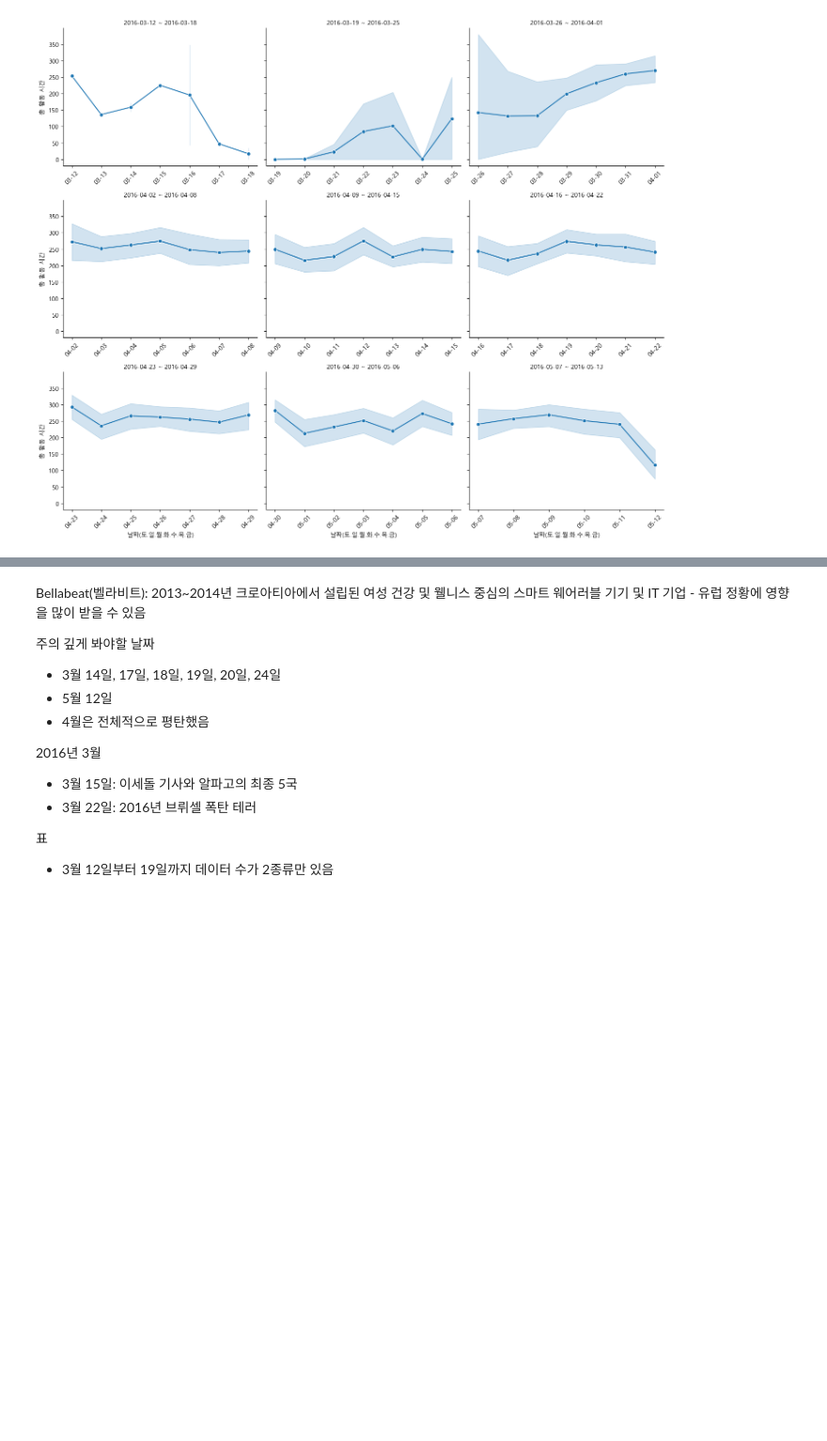
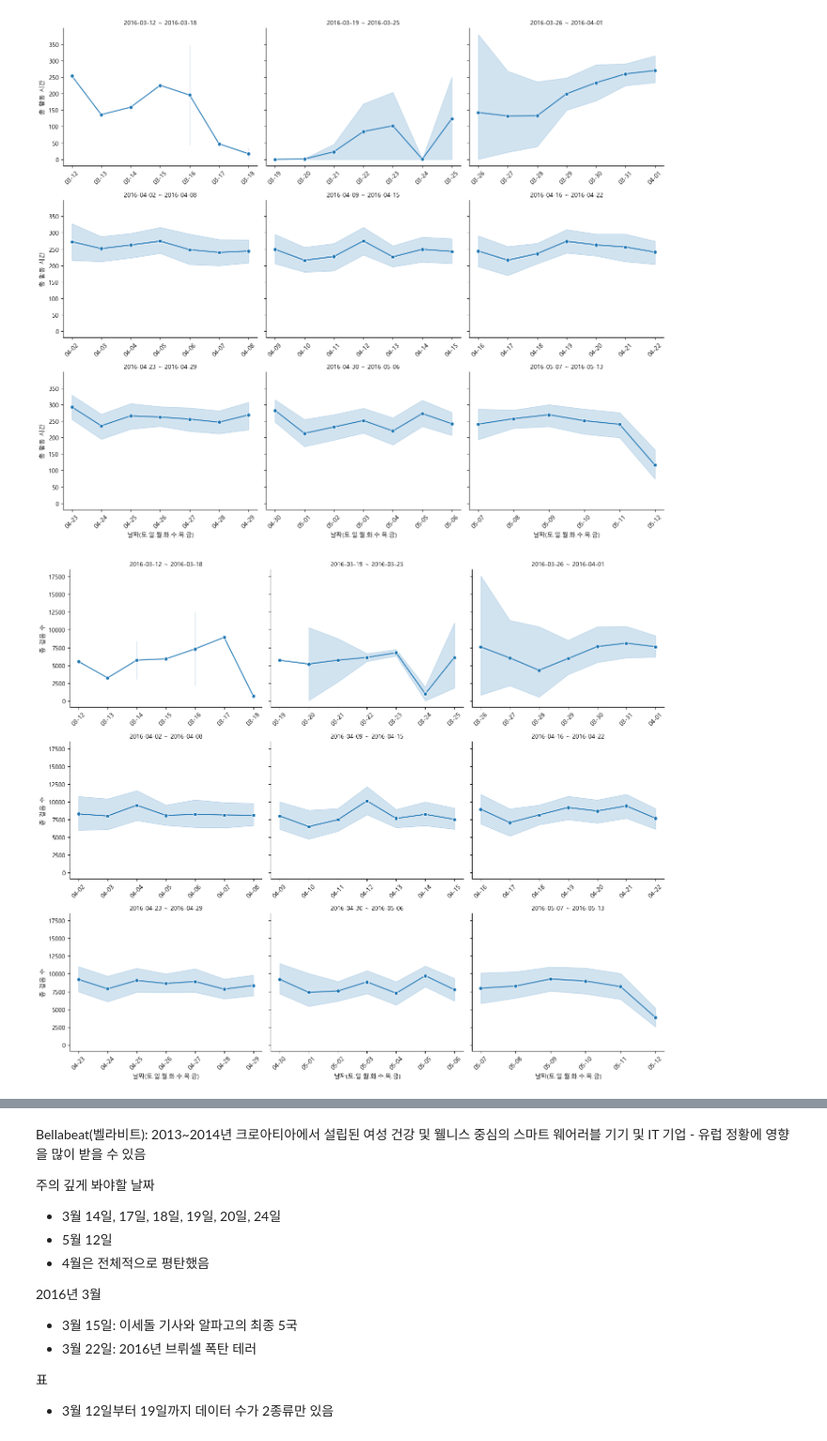
Before and after one commit to jeesy95-creator/sparta_15, a Jupyter notebook: notebooks/LeeCR.ipynb, the cells around one changed output, grey strips where cells are left out. Shown at 94% size. Saved outputs shown, nothing was run; the diff lists cells and outputs as text; code cells hidden in the pictures; blank space fills up the shorter version.

```diff
--- a/notebooks/LeeCR.ipynb
+++ b/notebooks/LeeCR.ipynb
@@ -481,3 +472,56 @@ plt.tight_layout()
 plt.show()
 # %% [output]
 [figure]
+# %%
+# 날짜 범위(Period) 생성 로직
+# 데이터의 가장 첫 날을 기준으로 7일씩 끊어서 범위를 만듭니다.
+import matplotlib.dates as mdates
+start_point = act['ActivityDate'].iloc[0] # 정렬이 되어 있으므로 첫 번째 행이 가장 빠른 날
+
+# 시작일로부터 몇 주 지났는지 계산 (벡터화 연산)
+act['WeekNum'] = (act['ActivityDate'] - start_point).dt.days // 7
+
+# 주차별 시작일, 종료일 계산
+week_starts = start_point + pd.to_timedelta(act['WeekNum'] * 7, unit='D')
+week_ends = week_starts + pd.to_timedelta(6, unit='D')
+
+# 'YYYY-MM-DD ~ YYYY-MM-DD' 형태의 문자열 생성
+act['DateRange'] = week_starts.dt.strftime('%Y-%m-%d') + ' ~ ' + week_ends.dt.strftime('%Y-%m-%d')
+
+# 그래프에 표시할 순서 추출 (이미 날짜순 정렬된 상태라 unique()만 해도 순서가 맞음)
+ordered_weeks = act['DateRange'].unique()
+
+# 3. 격자형(FacetGrid) 시각화 수정
+g = sns.relplot(
+    data=act,
+    x='ActivityDate',
+    y='TotalSteps',
+    col='DateRange',
+    col_order=ordered_weeks,
+    col_wrap=3,
+    kind='line',
+    marker='o',
+    height=4,
+    aspect=1.2,
+    facet_kws={'sharey': True, 'sharex': False}
+)
+
+# 4. 그래프 제목 및 라벨 다듬기
+for ax in g.axes.flat:
+    # X축 날짜를 '월-일' 형태로 표시 (예: 03-12)
+    ax.xaxis.set_major_formatter(mdates.DateFormatter('%m-%d'))
+
+    # 날짜가 너무 많으면 2일 간격으로 표시 (선택 사항)
+    ax.xaxis.set_major_locator(mdates.DayLocator(interval=1))
+
+    # 날짜 라벨 회전
+    plt.setp(ax.get_xticklabels(), rotation=45)
+
+# 3. 그래프 제목 및 라벨 정리
+g.set_titles("{col_name}")
+g.set_axis_labels("날짜(토.일.월.화.수.목.금)", "총 걸음 수")
+
+plt.tight_layout()
+plt.show()
+# %% [output]
+[figure, added]
```
Also changed, not shown: parts of 5 cells of this notebook.
